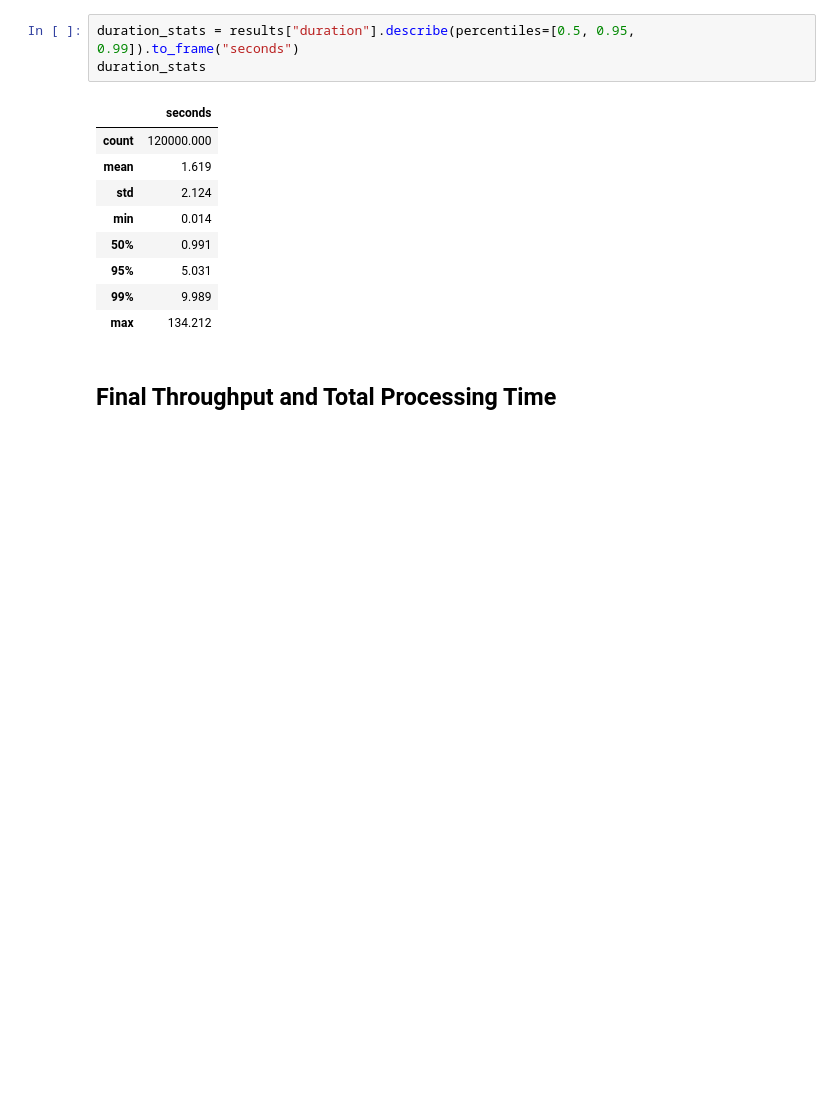
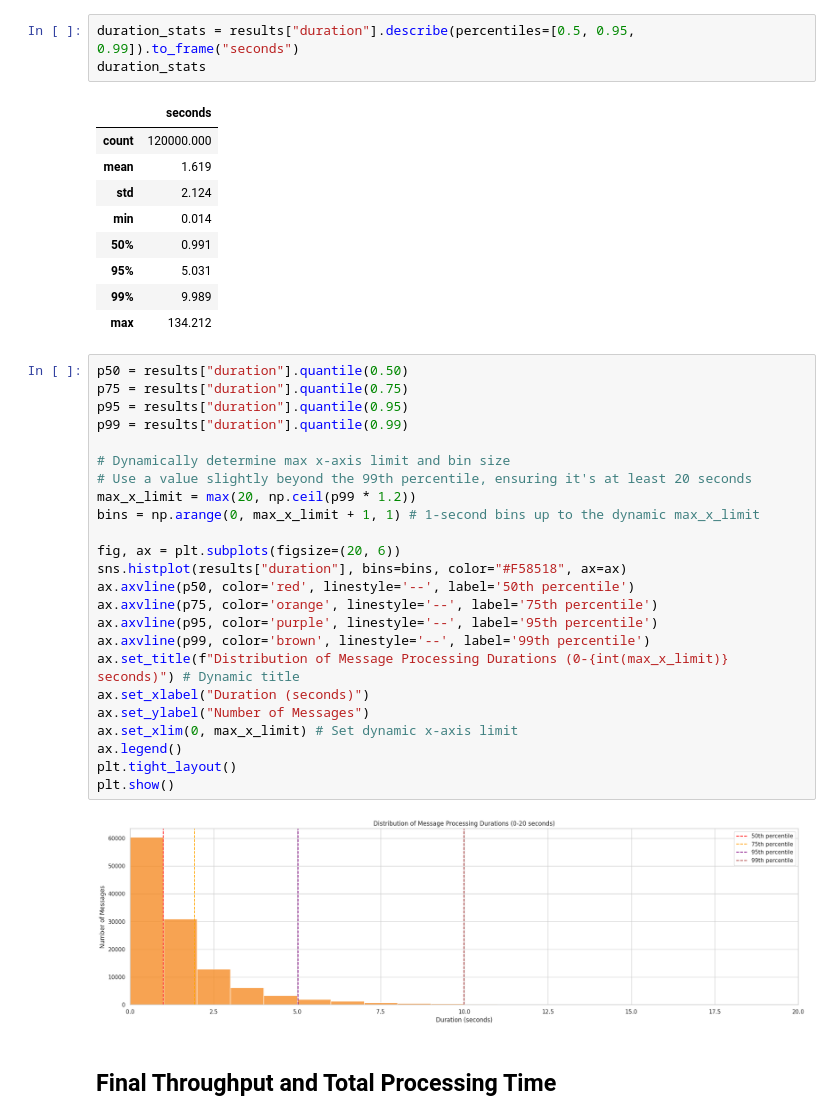
Before and after one commit to eosfor/simpleRequestProcessing, a Jupyter notebook: simpy_message_processing.ipynb, the cells around one changed output. Drawn from its saved outputs; the diff is of its cells as text; blank space fills up the shorter version.

Commit message:
+ histogram

```diff
--- a/simpy_message_processing.ipynb
+++ b/simpy_message_processing.ipynb
@@ -139,6 +139,32 @@ duration_stats
 | 95% | 5.031 |
 | 99% | 9.989 |
 | max | 134.212 |
+# %%
+p50 = results["duration"].quantile(0.50)
+p75 = results["duration"].quantile(0.75)
+p95 = results["duration"].quantile(0.95)
+p99 = results["duration"].quantile(0.99)
+
+# Dynamically determine max x-axis limit and bin size
+# Use a value slightly beyond the 99th percentile, ensuring it's at least 20 seconds
+max_x_limit = max(20, np.ceil(p99 * 1.2))
+bins = np.arange(0, max_x_limit + 1, 1) # 1-second bins up to the dynamic max_x_limit
+
+fig, ax = plt.subplots(figsize=(20, 6))
+sns.histplot(results["duration"], bins=bins, color="#F58518", ax=ax)
+ax.axvline(p50, color='red', linestyle='--', label='50th percentile')
+ax.axvline(p75, color='orange', linestyle='--', label='75th percentile')
+ax.axvline(p95, color='purple', linestyle='--', label='95th percentile')
+ax.axvline(p99, color='brown', linestyle='--', label='99th percentile')
+ax.set_title(f"Distribution of Message Processing Durations (0-{int(max_x_limit)} seconds)") # Dynamic title
+ax.set_xlabel("Duration (seconds)")
+ax.set_ylabel("Number of Messages")
+ax.set_xlim(0, max_x_limit) # Set dynamic x-axis limit
+ax.legend()
+plt.tight_layout()
+plt.show()
+# %% [output]
+[figure, added]
 # %% [markdown]
 ## Final Throughput and Total Processing Time
 # %%
```
